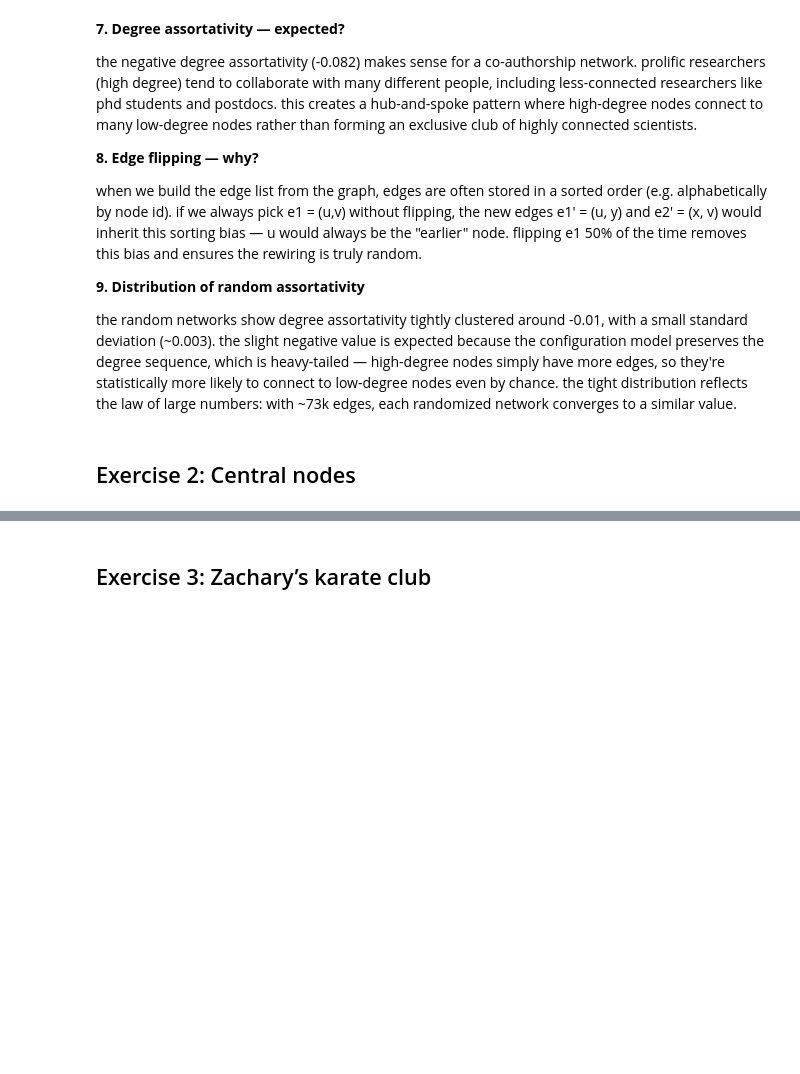
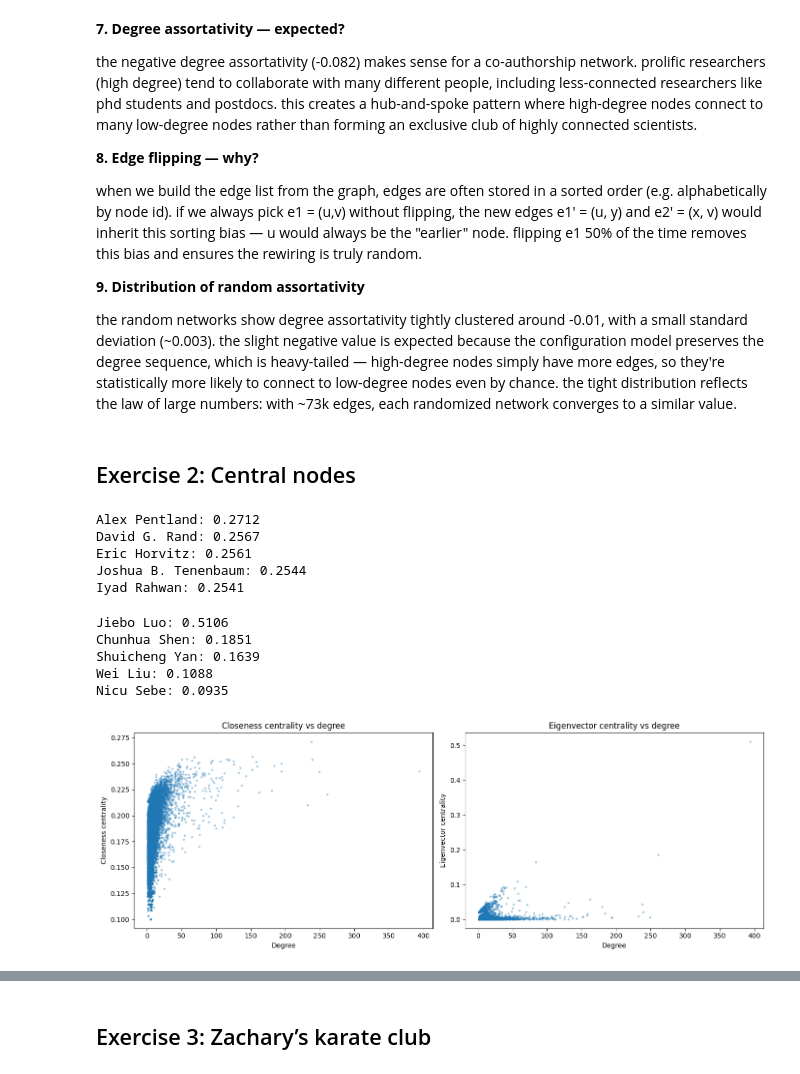
Before and after one commit to poulguoskov/cososc, a Jupyter notebook: exercises/week6.ipynb, the cells around one changed output, grey strips where cells are left out. Drawn from its saved outputs; the diff is of its cells as text; code cells hidden in the pictures; blank space fills up the shorter version.

Commit message:
week 6: centrality, karate club modularity, community detection

```diff
--- a/exercises/week6.ipynb
+++ b/exercises/week6.ipynb
@@ -393,3 +391,55 @@ low-degree nodes even by chance. the tight distribution reflects the law of larg
 numbers: with ~73k edges, each randomized network converges to a similar value.
 # %% [markdown]
 ## Exercise 2: Central nodes
+# %%
+# closeness centrality (this may take a minute on 17k nodes)
+closeness = nx.closeness_centrality(GCC)
+
+# top 5
+top_closeness = sorted(closeness.items(), key=lambda x: x[1], reverse=True)[:5]
+for node, score in top_closeness:
+    print(f"{GCC.nodes[node]['display_name']}: {score:.4f}")
+# %% [output]
+Alex Pentland: 0.2712
+David G. Rand: 0.2567
+Eric Horvitz: 0.2561
+Joshua B. Tenenbaum: 0.2544
+Iyad Rahwan: 0.2541
+# %%
+eigenvector = nx.eigenvector_centrality(GCC, max_iter=1000)
+
+top_eigen = sorted(eigenvector.items(), key=lambda x: x[1], reverse=True)[:5]
+for node, score in top_eigen:
+    print(f"{GCC.nodes[node]['display_name']}: {score:.4f}")
+# %% [output]
+Jiebo Luo: 0.5106
+Chunhua Shen: 0.1851
+Shuicheng Yan: 0.1639
+Wei Liu: 0.1088
+Nicu Sebe: 0.0935
+# %%
+degrees = dict(GCC.degree())
+
+fig, axes = plt.subplots(1, 2, figsize=(14, 5))
+
+# closeness vs degree
+ax = axes[0]
+x = [degrees[n] for n in GCC.nodes()]
+y = [closeness[n] for n in GCC.nodes()]
+ax.scatter(x, y, alpha=0.3, s=5)
+ax.set_xlabel("Degree")
+ax.set_ylabel("Closeness centrality")
+ax.set_title("Closeness centrality vs degree")
+
+# eigenvector vs degree
+ax = axes[1]
+y2 = [eigenvector[n] for n in GCC.nodes()]
+ax.scatter(x, y2, alpha=0.3, s=5)
+ax.set_xlabel("Degree")
+ax.set_ylabel("Eigenvector centrality")
+ax.set_title("Eigenvector centrality vs degree")
+
+plt.tight_layout()
+plt.show()
+# %% [output]
+[figure, added]
```
Also changed, not shown: parts of 22 cells of this notebook, 4 other files.
